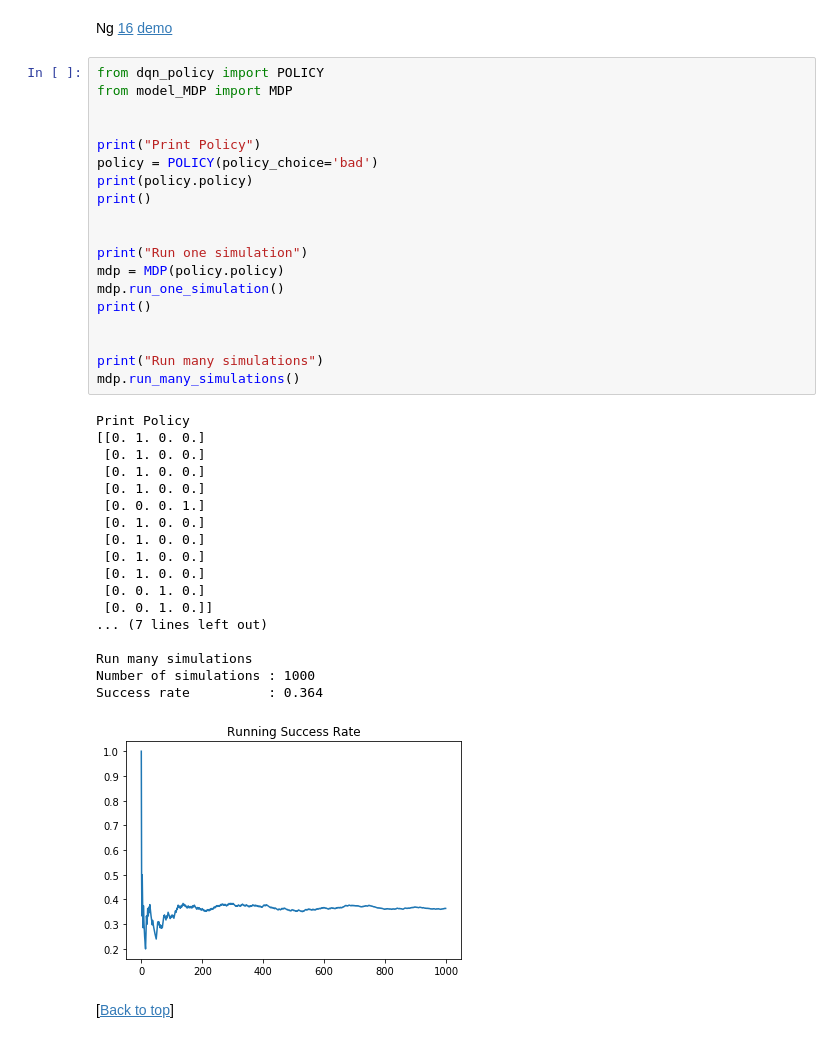
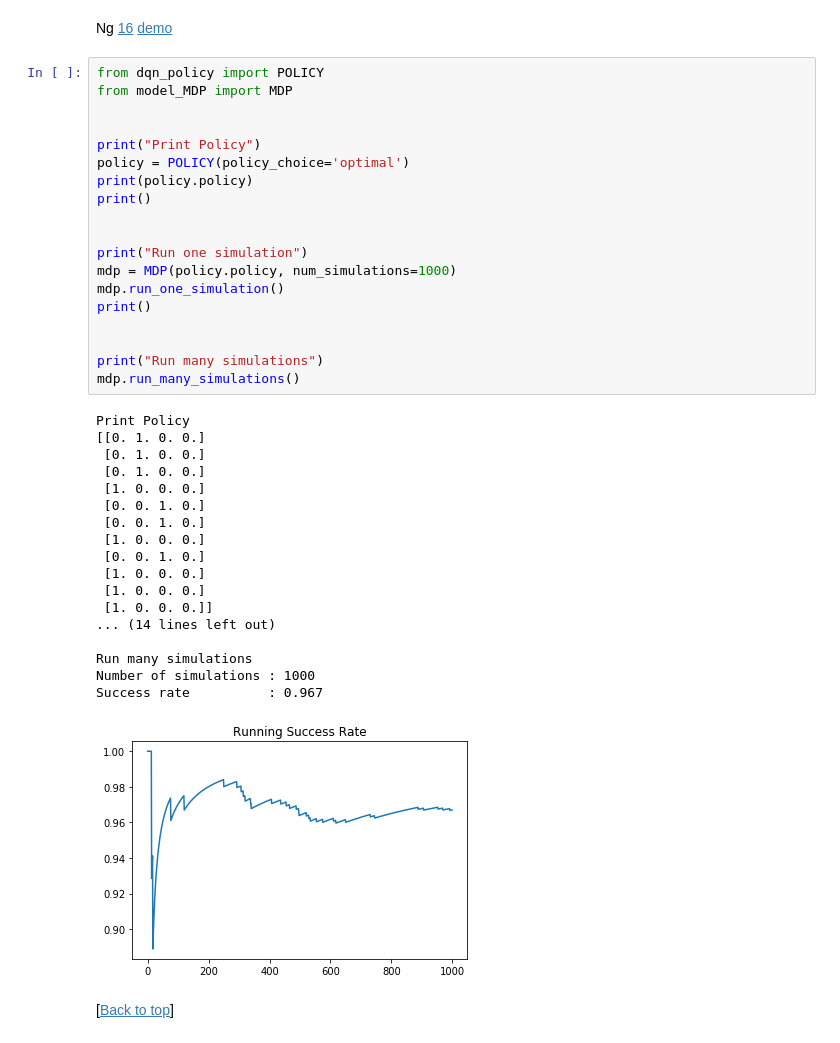
Before and after one commit to SungchulLee/reinforcement_learning, a Jupyter notebook: MDP_code.ipynb, the cells around one changed output. Saved outputs shown, nothing was run; the diff lists cells and outputs as text.

```diff
--- a/MDP_code.ipynb
+++ b/MDP_code.ipynb
@@ -294,41 +295,41 @@ Ng
 # %%
 from dqn_policy import POLICY
 from model_MDP import MDP
 
 
 print("Print Policy")
-policy = POLICY(policy_choice='bad')
+policy = POLICY(policy_choice='optimal')
 print(policy.policy)
 print()
 
 
 print("Run one simulation")
-mdp = MDP(policy.policy)
+mdp = MDP(policy.policy, num_simulations=1000)
 mdp.run_one_simulation()
 print()
 
 
 print("Run many simulations")
 mdp.run_many_simulations()
 # %% [output]
 Print Policy
 [[0. 1. 0. 0.]
  [0. 1. 0. 0.]
  [0. 1. 0. 0.]
- [0. 1. 0. 0.]
- [0. 0. 0. 1.]
- [0. 1. 0. 0.]
- [0. 1. 0. 0.]
- [0. 1. 0. 0.]
- [0. 1. 0. 0.]
+ [1. 0. 0. 0.]
  [0. 0. 1. 0.]
- [0. 0. 1. 0.]]
-... (7 lines left out)
+ [0. 0. 1. 0.]
+ [1. 0. 0. 0.]
+ [0. 0. 1. 0.]
+ [1. 0. 0. 0.]
+ [1. 0. 0. 0.]
+ [1. 0. 0. 0.]]
+... (14 lines left out)
 
 Run many simulations
 Number of simulations : 1000
-Success rate          : 0.364
+Success rate          : 0.967
-[figure, old version]
+[figure, new version]
 # %% [markdown]
 [<a href="#MDP">Back to top</a>]
 # %% [markdown]
```
Also changed, not shown: parts of 3 cells of this notebook, 13 other files.
